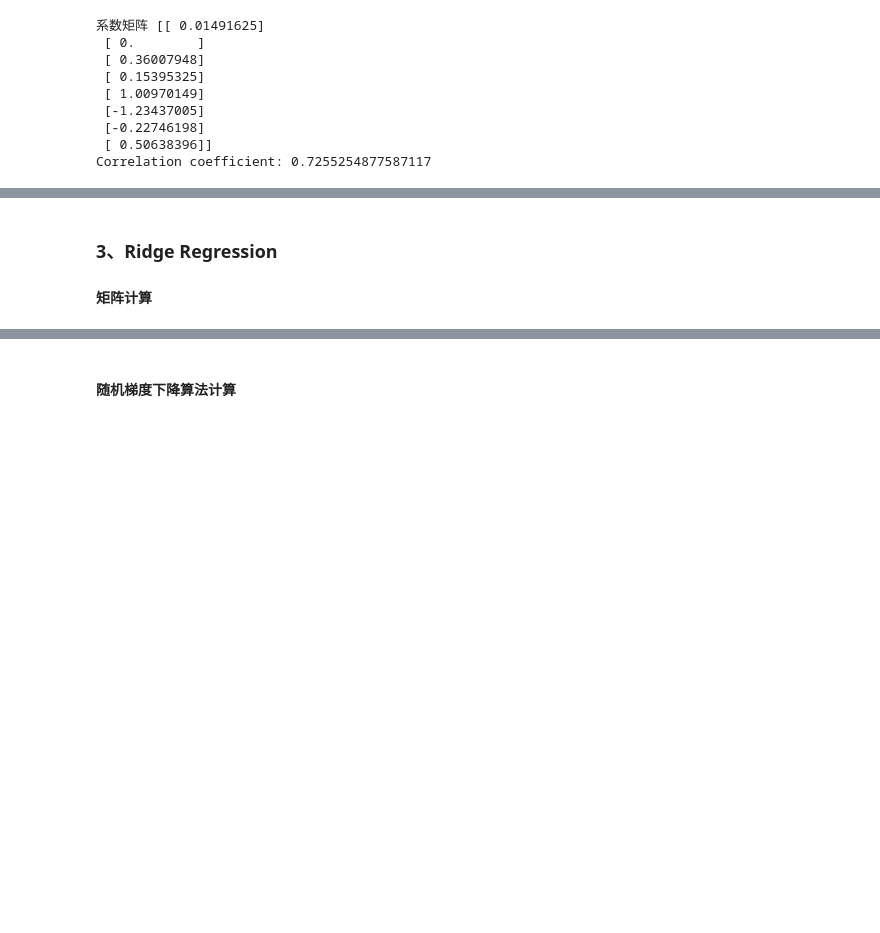
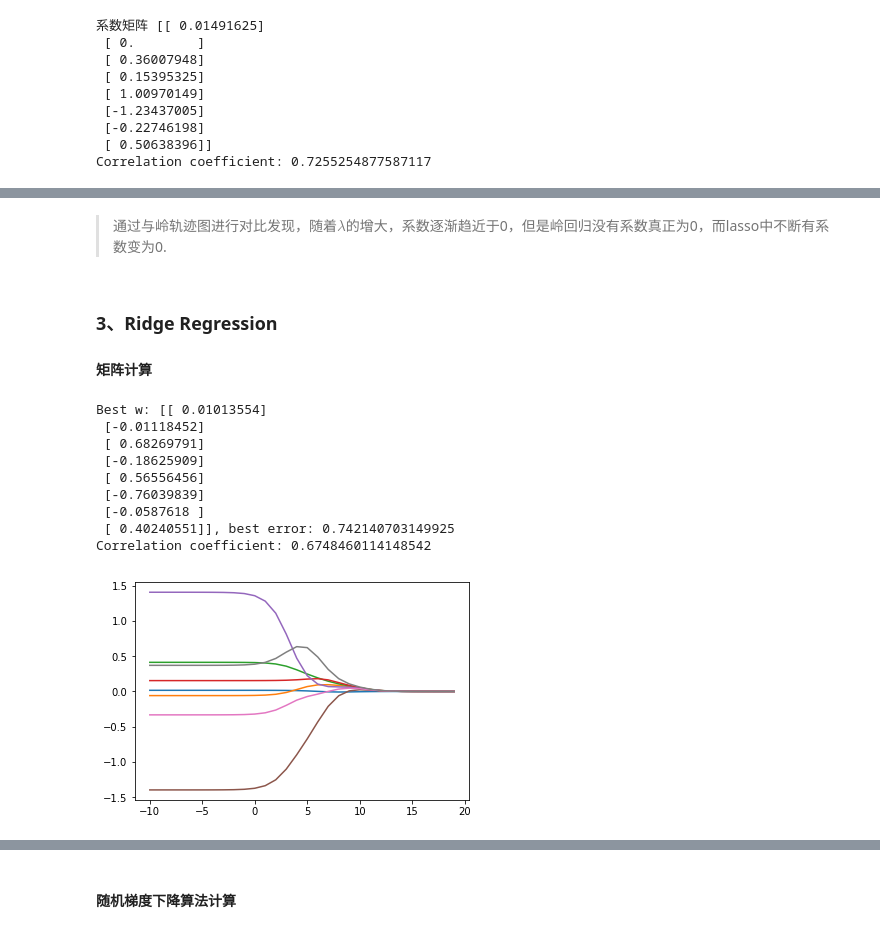
Before and after one commit to happerys/ml_algorithms, a Jupyter notebook: 02、Linear Regression/Linear Regression.ipynb, the cells around one changed output, grey strips where cells are left out. Drawn from its saved outputs; the diff is of its cells as text; code cells hidden in the pictures; blank space fills up the shorter version.

```diff
--- a/02、Linear Regression/Linear Regression.ipynb
+++ b/02、Linear Regression/Linear Regression.ipynb
@@ -461,3 +463,5 @@ plt.show()
+# %% [markdown]
+> 通过与岭轨迹图进行对比发现，随着$\lambda$的增大，系数逐渐趋近于0，但是岭回归没有系数真正为0，而lasso中不断有系数变为0.
 # %% [markdown]
 ### 3、Ridge Regression
 #### 矩阵计算
@@ -472,6 +476,16 @@ def ridge_regression(X, y, lambd=0.2):
     w = (XTX + lambd*I).I*X.T*y
     return w
 # %%
+def ridge_traj(X, y, ntest=30):
+    ''' 获取岭轨迹矩阵
+    '''
+    _, n = X.shape
+    ws = np.zeros((ntest, n))
+    for i in range(ntest):
+        w = ridge_regression(X, y, lambd=exp(i-10))
+        ws[i, :] = w.T
+    return ws
+
 ntest = 30
 # 加载数据
 X, y = load_data('abalone.txt')
@@ -486,30 +500,41 @@ for i in range(ntest):
     # 训练数据
     X_train, y_train = X[: 180, :], y[: 180, :]
     # 测试数据
     X_test, y_test = X[180: -1, :], y[180: -1, :]
 
     # 岭回归系数
     w = ridge_regression(X_train, y_train, lambd)
     error = np.std(X_test*w - y_test)
     w_test.append(w)
     errors.append(error)
 
 # 选择误差最小的回归系数
 w_best, e_best = min(zip(w_test, errors), key=lambda x: x[1])
 print('Best w: {}, best error: {}'.format(w_best, e_best))
 
 y_prime = X*w_best
 # 计算相关系数
 corrcoef = get_corrcoef(np.array(y.reshape(1, -1)),
                         np.array(y_prime.reshape(1, -1)))
 print('Correlation coefficient: {}'.format(corrcoef))
 
 # 绘制岭轨迹
 ws = ridge_traj(X, y, ntest)
 fig = plt.figure()
 ax = fig.add_subplot(111)
 
 lambdas = [i-10 for i in range(ntest)]
 ax.plot(lambdas, ws)
 
 plt.show()
+# %% [output]
+Best w: [[ 0.01013554]
+ [-0.01118452]
+ [ 0.68269791]
+ [-0.18625909]
+ [ 0.56556456]
+ [-0.76039839]
+ [-0.0587618 ]
+ [ 0.40240551]], best error: 0.742140703149925
+Correlation coefficient: 0.6748460114148542
+[figure, added]
```
Also changed, not shown: parts of 4 cells of this notebook.
